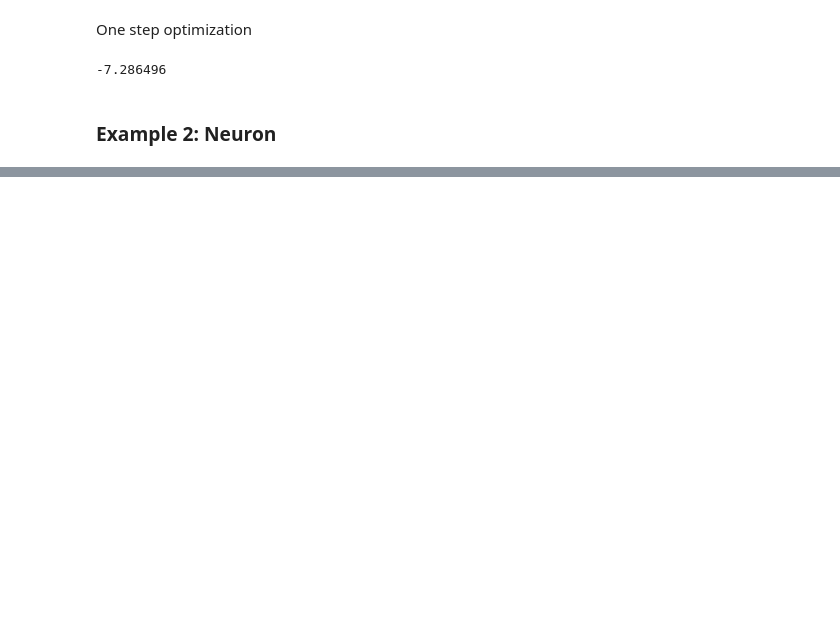
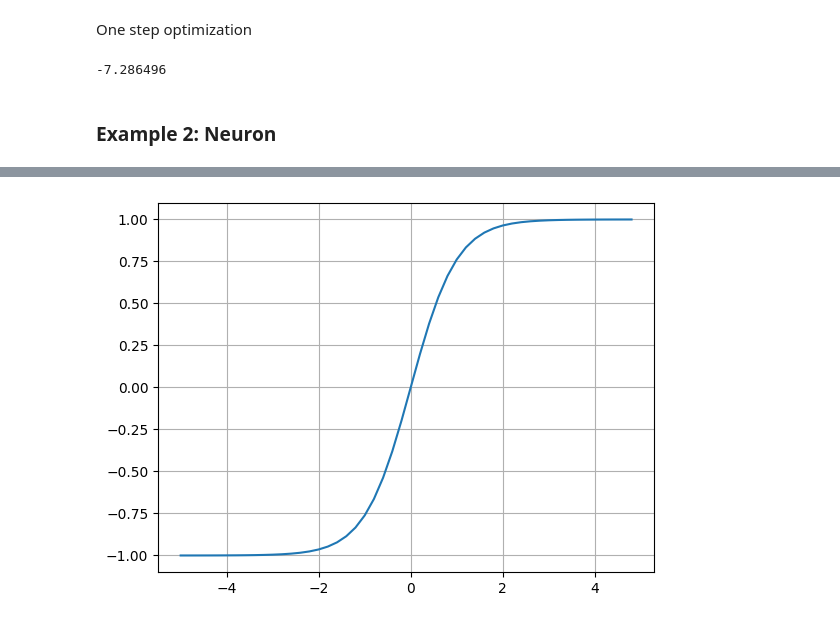
Before and after one commit to LIYunzhe1408/Essential-Neural-Network, a Jupyter notebook: micrograd.ipynb, the cells around one changed output, grey strips where cells are left out. Saved outputs shown, nothing was run; the diff lists cells and outputs as text; code cells hidden in the pictures; blank space fills up the shorter version.

Commit message:
Update creating a neuron by adding tanh in Value.

```diff
--- a/micrograd.ipynb
+++ b/micrograd.ipynb
@@ -200,0 +211,8 @@ print(L.data)
+# %%
+# Activation function: Tanh
+# inputs get squashed on y coordinate.
+# The function will only go up to one and plateau out.
+# So if you pass in very positive input, we will cap it smoothly at one.
+plt.plot(np.arange(-5, 5, 0.2), np.tanh(np.arange(-5, 5, 0.2))); plt.grid()
+# %% [output]
+[figure, added]
```
Also changed, not shown: parts of 7 cells of this notebook.
